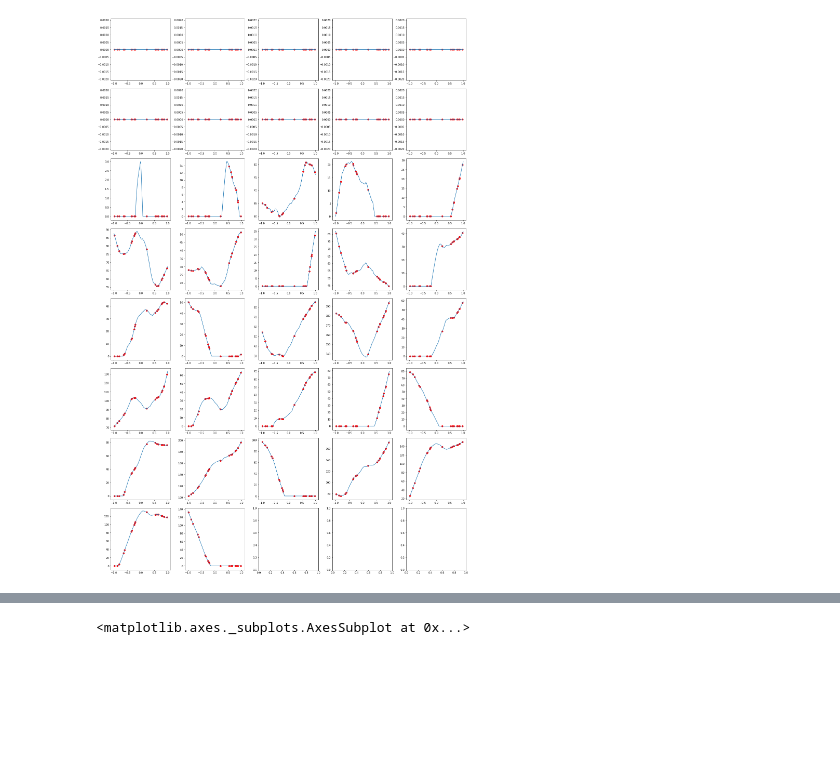
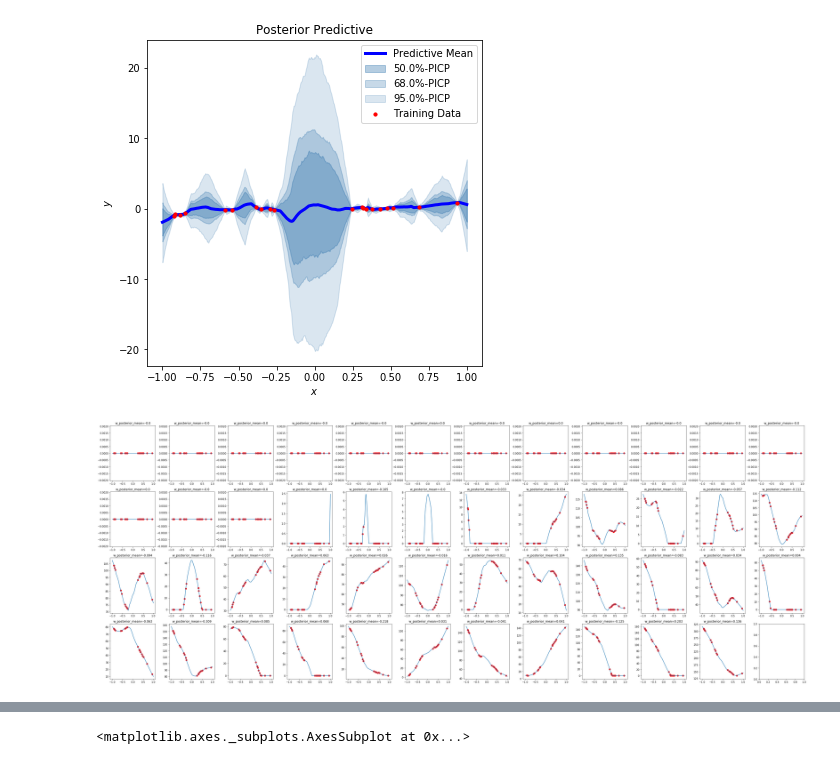
Before and after one commit to mxgo111/expressive-bases, a Jupyter notebook: notebook.ipynb, the cells around one changed output, grey strips where cells are left out. Cells and saved outputs as stored; diff of their text form; code cells hidden in the pictures; blank space fills up the shorter version.

Commit message:
visualize-bases

```diff
--- a/notebook.ipynb
+++ b/notebook.ipynb
@@ -92,7 +92,7 @@ EPOCHS = 50000
 # architecture and activation
 ACTIVATION = nn.ReLU
 
-num_final_layers = 37
+num_final_layers = 47
 layers = [1, 200, 100, num_final_layers, 1]
 
 # define a neural network feature basis and final layer
@@ -162,29 +157,43 @@ Final Loss = 0.01093364650343465
+# %%
+# sample from posterior predictive
+x_viz = ftens_cuda(np.linspace(-1.0, 1.0, 500)).unsqueeze(-1)
+y_pred = model.sample_posterior_predictive(basis(x_viz), 500)
+
+# visualize posterior predictive
+%matplotlib inline
+plot_1d_posterior_predictive(x_train, y_train, x_viz, y_pred)
+# %% [output]
+[figure, added]
 # %%
 x_vals = np.linspace(-1, 1, 3000)
 basis_vals = basis(torch.tensor(x_vals.reshape(-1, 1)))
 
 # sort functions
 def argsort(seq):
     # https://stackoverflow.com/questions/3382352/equivalent-of-numpy-argsort-in-basic-python
     return sorted(range(len(seq)), key=lambda x: abs(max(seq[x]) - min(seq[x])))
 
 functions = [basis_vals[:, i].detach().cpu().numpy() for i in range(num_final_layers)]
 argsorted_basis = argsort(functions)
 
 # training data
 x_train_np = x_train.detach().cpu().numpy().squeeze()
 basis_train_np = basis(x_train).detach().cpu().numpy()
 
-fig, axs = plt.subplots(num_final_layers//5 + 1, 5, figsize=(20, 30))
+numcols = 12
+
+fig, axs = plt.subplots(num_final_layers//numcols + 1, numcols, figsize=(40, 15))
 for j in range(num_final_layers):
     i = argsorted_basis[j]
-    row, col = j//5, j % 5
+    row, col = j//numcols, j % numcols
     axs[row,col].plot(x_vals, functions[i])
     axs[row,col].scatter(x_train_np, basis_train_np[:,i], c="red") # scatterplot training data
+    axs[row,col].set_title(f"w_posterior_mean={np.round(posterior_mean.detach().cpu().numpy()[i], 3)}")
+plt.savefig("visualize-bases-02-07-22-v3")
 plt.tight_layout()
 plt.show()
 # %% [output]
-[figure, old version]
+[figure, new version]
 # %%
 import pandas as pd
 
```
Also changed, not shown: parts of 2 cells of this notebook, 5 other files.
